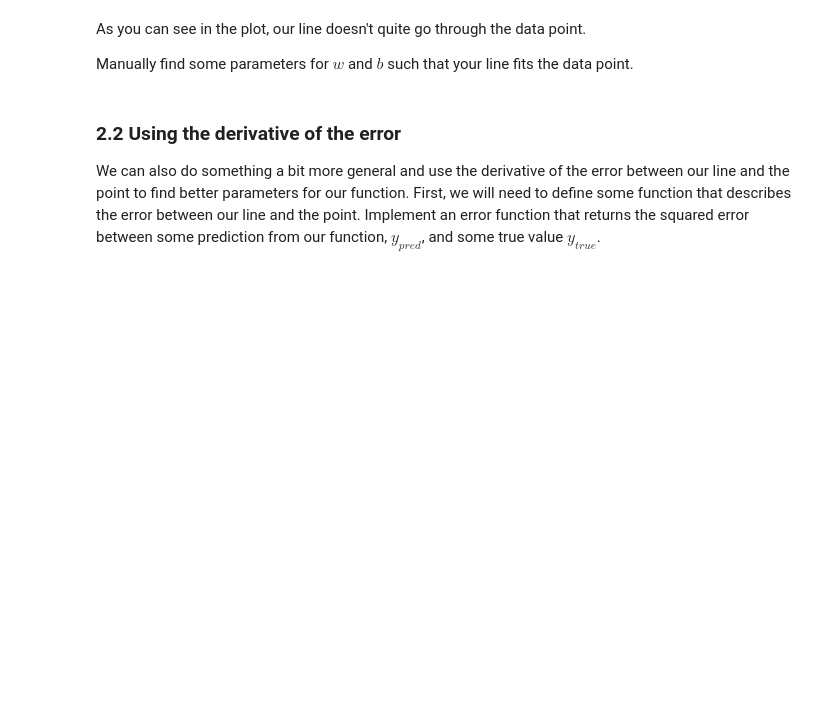
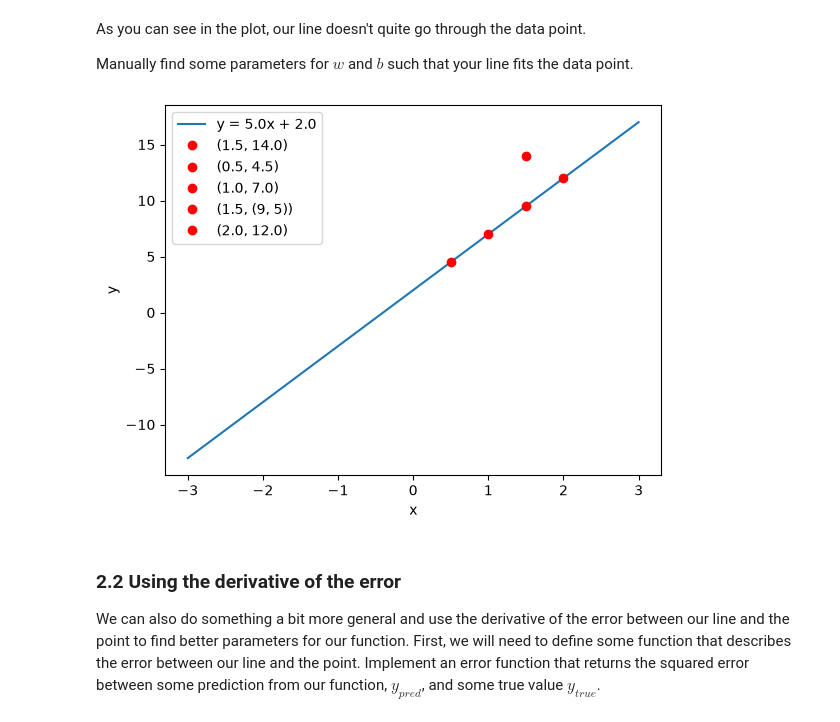
Before and after one commit to hanneskarlsson/SSY340, a Jupyter notebook: home-assignments/HA1/HA1.ipynb, the cells around one changed output. Saved outputs shown, nothing was run; the diff lists cells and outputs as text; code cells hidden in the pictures; blank space fills up the shorter version.

```diff
--- a/home-assignments/HA1/HA1.ipynb
+++ b/home-assignments/HA1/HA1.ipynb
@@ -392,8 +512,8 @@ def forward(x, w, b):
     Returns:
     y - the output of the neuron, a scalar of type 'float'
     """
-    y = None
-    # YOUR CODE HERE
+    y = w*x + b
+
     return y
 # %% [markdown]
 We can visualize the function for some chosen input interval, and some choice of the weight $w$ and the bias $b$.
@@ -432,16 +556,23 @@ Manually find some parameters for $w$ and $b$ such that your line fits the data
 # %%
 # YOUR CODE HERE
 data = np.array([1.5, 14.0])  # x, y
 xs = np.linspace(-3, 3, 1000)
 ys = []
 for x_ in xs:
     ys.append(forward(x_, w, b))
 plt.plot(xs, ys, label=f"y = {w}x + {b}")
 plt.plot(data[0], data[1], "ro", label=f"({data[0]}, {data[1]})")
+plt.plot(0.5, 4.5, "ro", label=f"({0.5}, {4.5})")
+plt.plot(1.0, 7.0, "ro", label=f"({1.0}, {7.0})")
+plt.plot(1.5, 9.5, "ro", label=f"({1.5}, {9,5})")
+plt.plot(2.0, 12.0, "ro", label=f"({2.0}, {12.0})")
+
 plt.xlabel("x")
 plt.ylabel("y")
 plt.legend()
 plt.show()
+# %% [output]
+[figure, added]
 # %%
 assert forward(data[0], w, b) == data[1]
 # %% [markdown]
```
Also changed, not shown: parts of 56 cells of this notebook.
